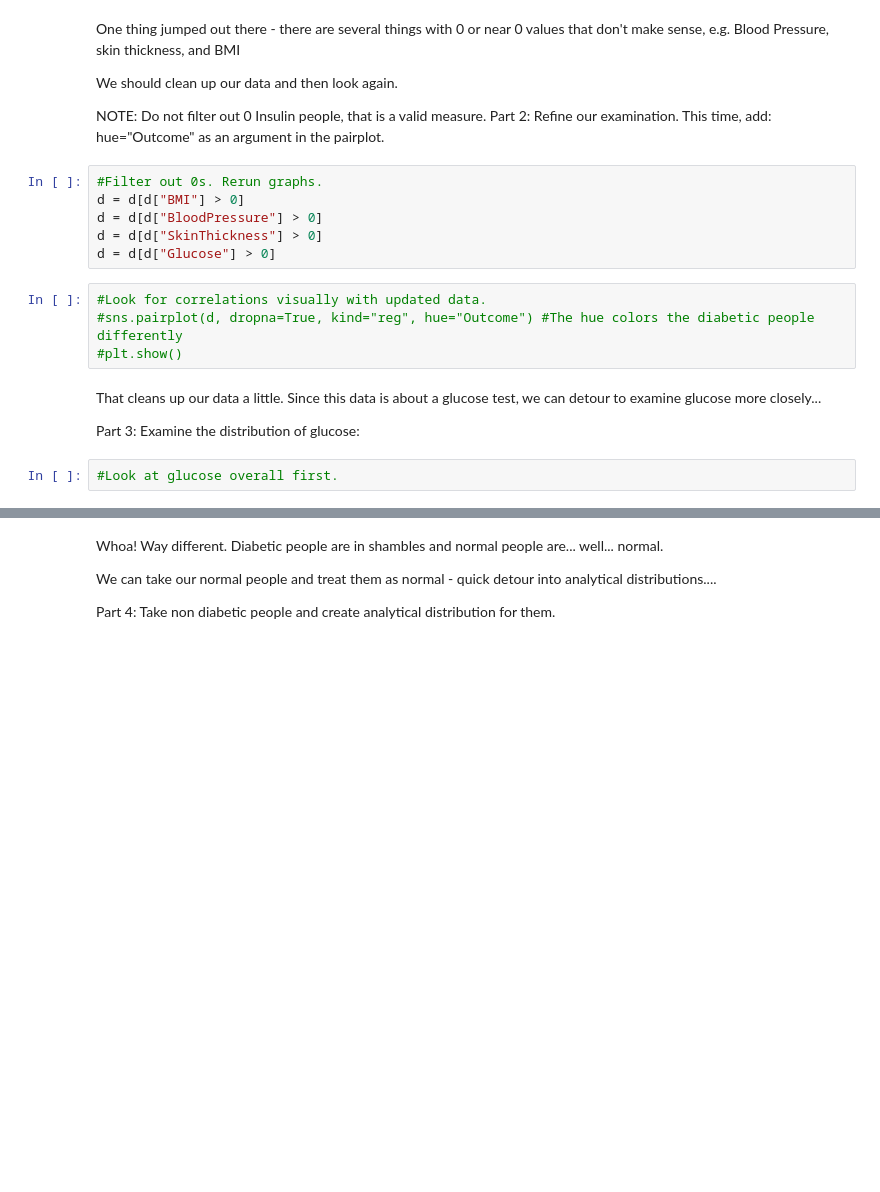
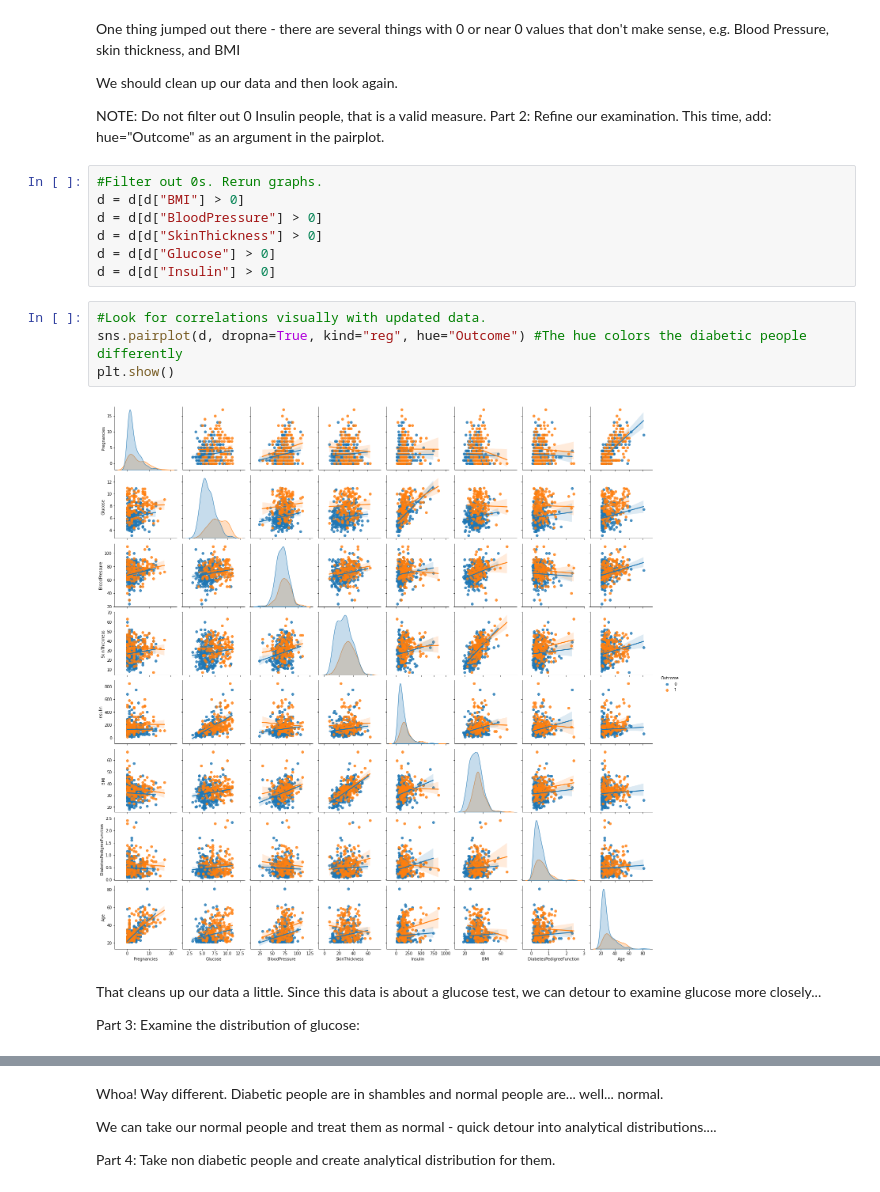
Before and after one commit to allyryry/BasicClassExamples, a Jupyter notebook: 009_Relationships_Scatter.ipynb, the cells around one changed output, grey strips where cells are left out. Drawn from its saved outputs; the diff is of its cells as text; blank space fills up the shorter version.

```diff
--- a/009_Relationships_Scatter.ipynb
+++ b/009_Relationships_Scatter.ipynb
@@ -207,13 +207,14 @@ d = d[d["BMI"] > 0]
 d = d[d["BloodPressure"] > 0]
 d = d[d["SkinThickness"] > 0]
 d = d[d["Glucose"] > 0]
+d = d[d["Insulin"] > 0]
 # %%
 #Look for correlations visually with updated data.
-#sns.pairplot(d, dropna=True, kind="reg", hue="Outcome") #The hue colors the diabetic people differently
-#plt.show()
+sns.pairplot(d, dropna=True, kind="reg", hue="Outcome") #The hue colors the diabetic people differently
+plt.show()
+# %% [output]
+[figure, added]
 # %% [markdown]
 That cleans up our data a little. Since this data is about a glucose test, we can detour to examine glucose more closely...
 
 Part 3: Examine the distribution of glucose:
-# %%
-#Look at glucose overall first.
```
Also changed, not shown: parts of 9 cells of this notebook, 3 other files.
